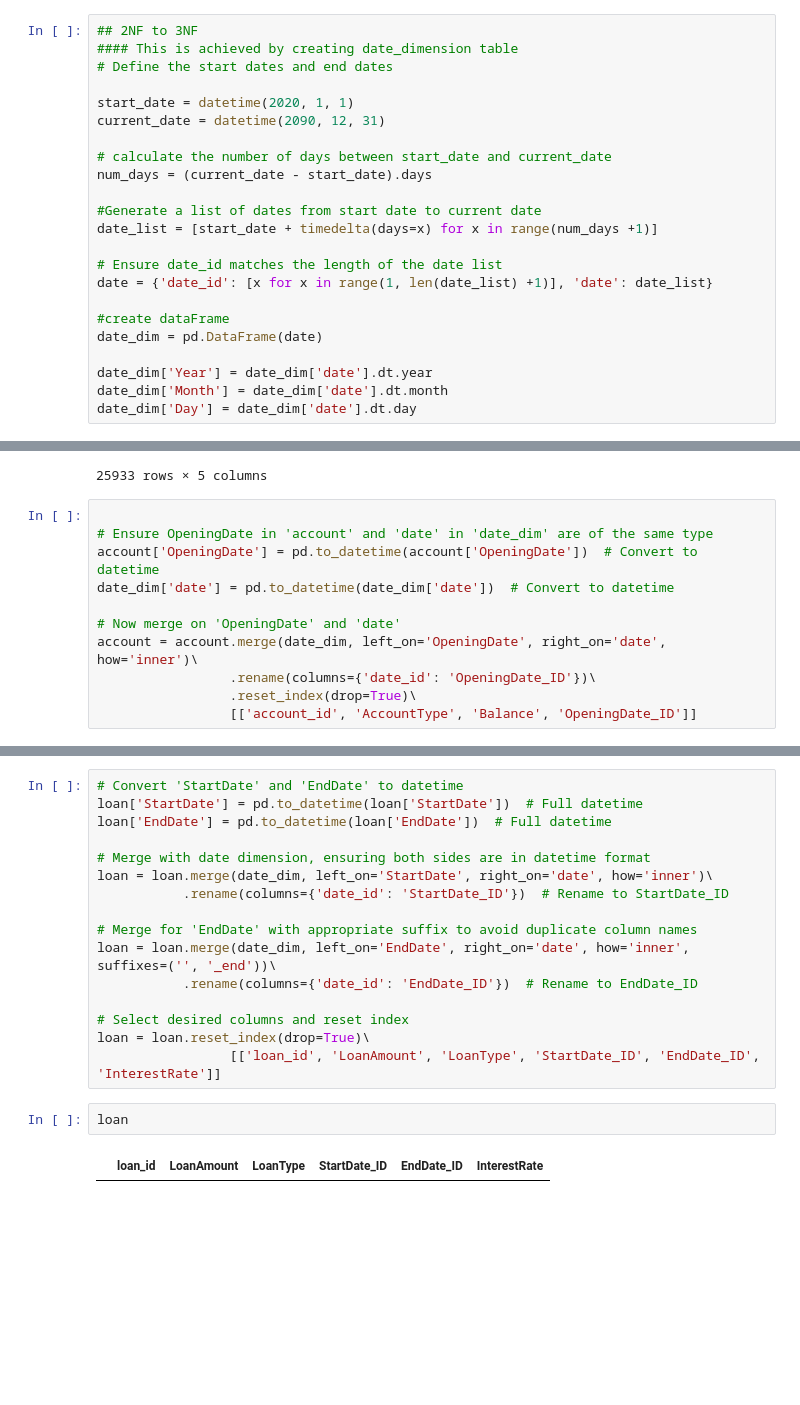
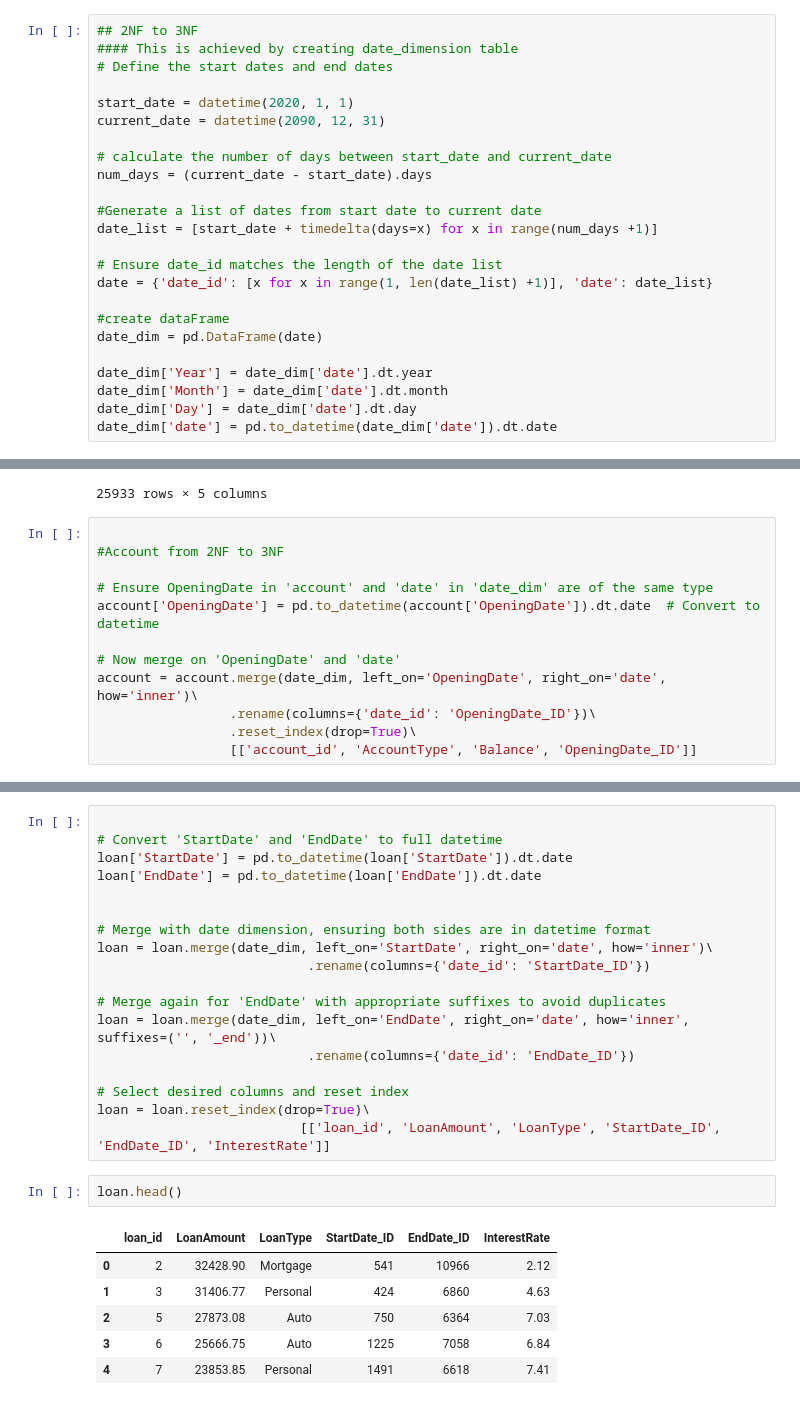
Before and after one commit to ridwanxyzcloud/Data-Modeling-_-Warehousing-and-Implementation, a Jupyter notebook: zulo bank notebook.ipynb, the cells around one changed output, grey strips where cells are left out. Drawn from its saved outputs; the diff is of its cells as text; blank space fills up the shorter version.

```diff
--- a/zulo bank notebook.ipynb
+++ b/zulo bank notebook.ipynb
@@ -212,6 +203,7 @@ date_dim = pd.DataFrame(date)
 date_dim['Year'] = date_dim['date'].dt.year
 date_dim['Month'] = date_dim['date'].dt.month
 date_dim['Day'] = date_dim['date'].dt.day
+date_dim['date'] = pd.to_datetime(date_dim['date']).dt.date
 # %%
 date_dim
 # %% [output]
@@ -230,9 +222,10 @@ date_dim
 25933 rows × 5 columns
 # %%
 
+#Account from 2NF to 3NF
+
 # Ensure OpeningDate in 'account' and 'date' in 'date_dim' are of the same type
-account['OpeningDate'] = pd.to_datetime(account['OpeningDate'])  # Convert to datetime
-date_dim['date'] = pd.to_datetime(date_dim['date'])  # Convert to datetime
+account['OpeningDate'] = pd.to_datetime(account['OpeningDate']).dt.date  # Convert to datetime
 
 # Now merge on 'OpeningDate' and 'date'
 account = account.merge(date_dim, left_on='OpeningDate', right_on='date', how='inner')\
@@ -285,20 +263,27 @@ transaction
 # %%
-# Convert 'StartDate' and 'EndDate' to datetime
-loan['StartDate'] = pd.to_datetime(loan['StartDate'])  # Full datetime
-loan['EndDate'] = pd.to_datetime(loan['EndDate'])  # Full datetime
+
+# Convert 'StartDate' and 'EndDate' to full datetime
+loan['StartDate'] = pd.to_datetime(loan['StartDate']).dt.date
+loan['EndDate'] = pd.to_datetime(loan['EndDate']).dt.date
+
 
 # Merge with date dimension, ensuring both sides are in datetime format
 loan = loan.merge(date_dim, left_on='StartDate', right_on='date', how='inner')\
-           .rename(columns={'date_id': 'StartDate_ID'})  # Rename to StartDate_ID
+                           .rename(columns={'date_id': 'StartDate_ID'})
 
-# Merge for 'EndDate' with appropriate suffix to avoid duplicate column names
+# Merge again for 'EndDate' with appropriate suffixes to avoid duplicates
 loan = loan.merge(date_dim, left_on='EndDate', right_on='date', how='inner', suffixes=('', '_end'))\
-           .rename(columns={'date_id': 'EndDate_ID'})  # Rename to EndDate_ID
+                           .rename(columns={'date_id': 'EndDate_ID'})
 
 # Select desired columns and reset index
 loan = loan.reset_index(drop=True)\
-                 [['loan_id', 'LoanAmount', 'LoanType', 'StartDate_ID', 'EndDate_ID', 'InterestRate']]
+                          [['loan_id', 'LoanAmount', 'LoanType', 'StartDate_ID', 'EndDate_ID', 'InterestRate']]
 # %%
-loan
+loan.head()
 # %% [output]
 |  | loan_id | LoanAmount | LoanType | StartDate_ID | EndDate_ID | InterestRate |
+| 0 | 2 | 32428.90 | Mortgage | 541 | 10966 | 2.12 |
+| 1 | 3 | 31406.77 | Personal | 424 | 6860 | 4.63 |
+| 2 | 5 | 27873.08 | Auto | 750 | 6364 | 7.03 |
+| 3 | 6 | 25666.75 | Auto | 1225 | 7058 | 6.84 |
+| 4 | 7 | 23853.85 | Personal | 1491 | 6618 | 7.41 |
```
Also changed, not shown: parts of 5 cells of this notebook, 6 other files.
